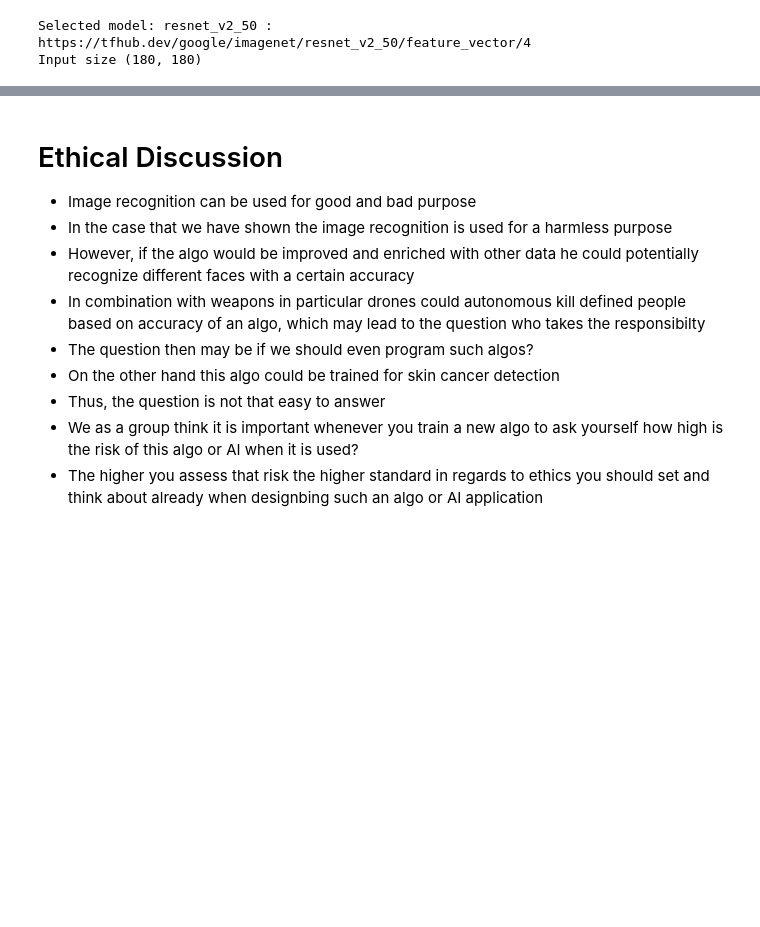
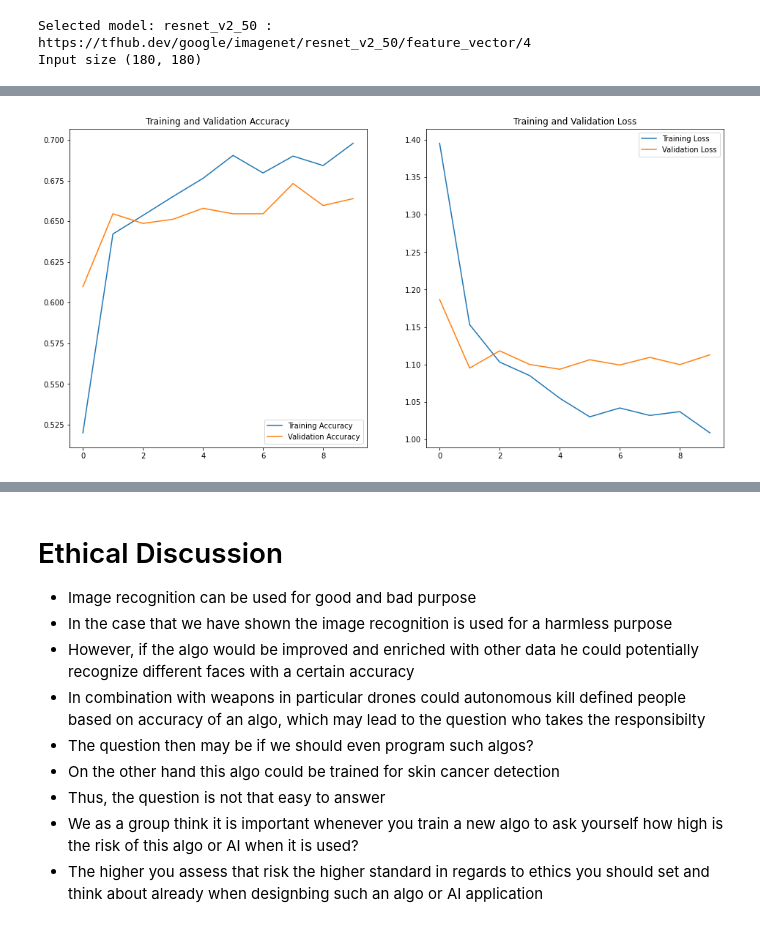
Before and after one commit to amkobee/ADS, a Jupyter notebook: ADS.ipynb, the cells around one changed output, grey strips where cells are left out. Cells and saved outputs as stored; diff of their text form; code cells hidden in the pictures; blank space fills up the shorter version.

```diff
--- a/ADS.ipynb
+++ b/ADS.ipynb
@@ -729,0 +956,5 @@ Still, our model uses almost 10 times less layers.
+# %%
+# visualize result
+visualize_resnet()
+# %% [output]
+[figure, added]
```
Also changed, not shown: parts of 36 cells of this notebook.
